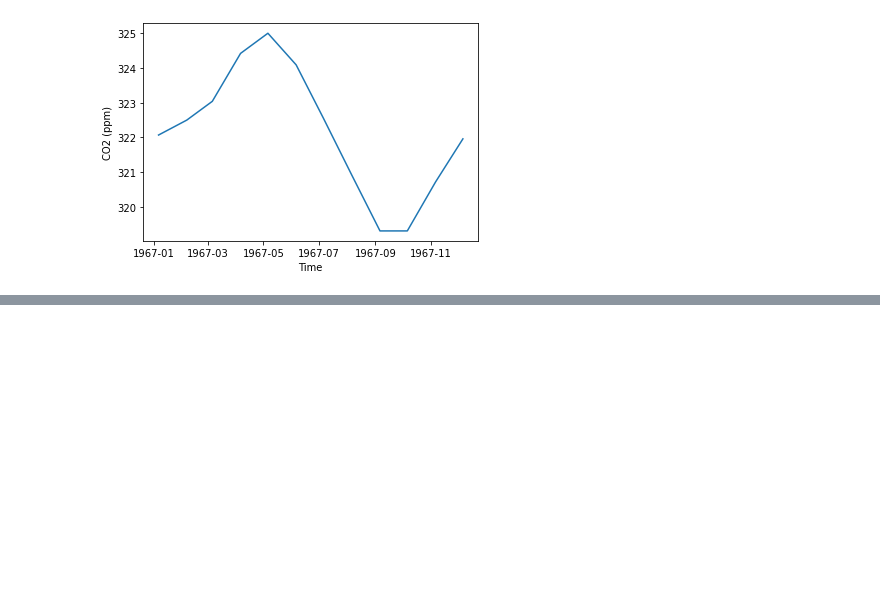
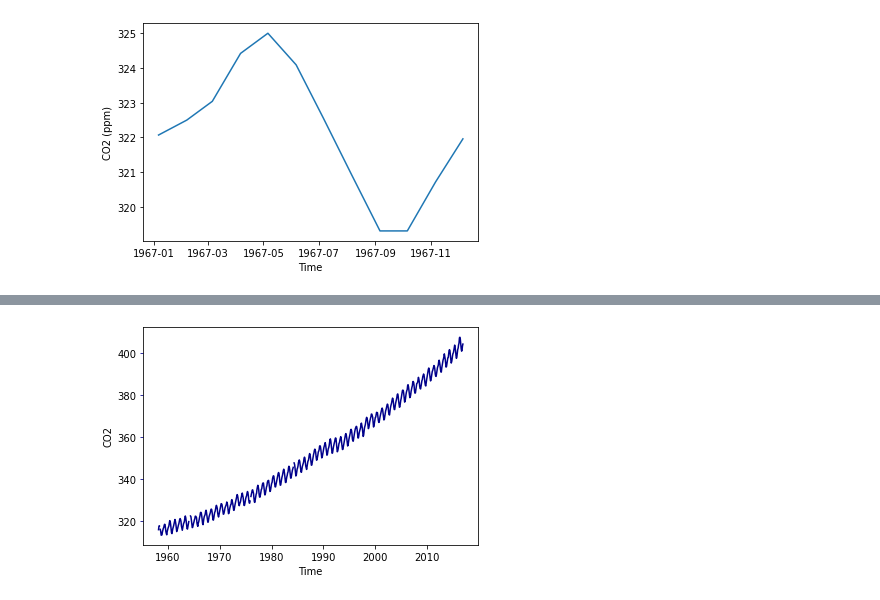
Before and after one commit to JuanFeA98/DataCamp, a Jupyter notebook: Visualization wih Matplotlib/02. Plotting time-series.ipynb, the cells around one changed output, grey strips where cells are left out. Cells and saved outputs as stored; diff of their text form; code cells hidden in the pictures; blank space fills up the shorter version.

```diff
--- a/Visualization wih Matplotlib/02. Plotting time-series.ipynb
+++ b/Visualization wih Matplotlib/02. Plotting time-series.ipynb
@@ -71,0 +92,11 @@ plt.show()
+# %%
+def plot_timeseries(axes, x, y, color, xlabel, ylabel):
+    axes.plot(x, y, color=color)
+    axes.set_xlabel(xlabel)
+    axes.set_ylabel(ylabel)
+    axes.tick_params('y', color=color)
+# %%
+fig, ax = plt.subplots()
+plot_timeseries(ax, df.index, df['co2'], 'darkblue', 'Time', 'CO2')
+# %% [output]
+[figure, added]
```
Also changed, not shown: parts of 3 cells of this notebook.
